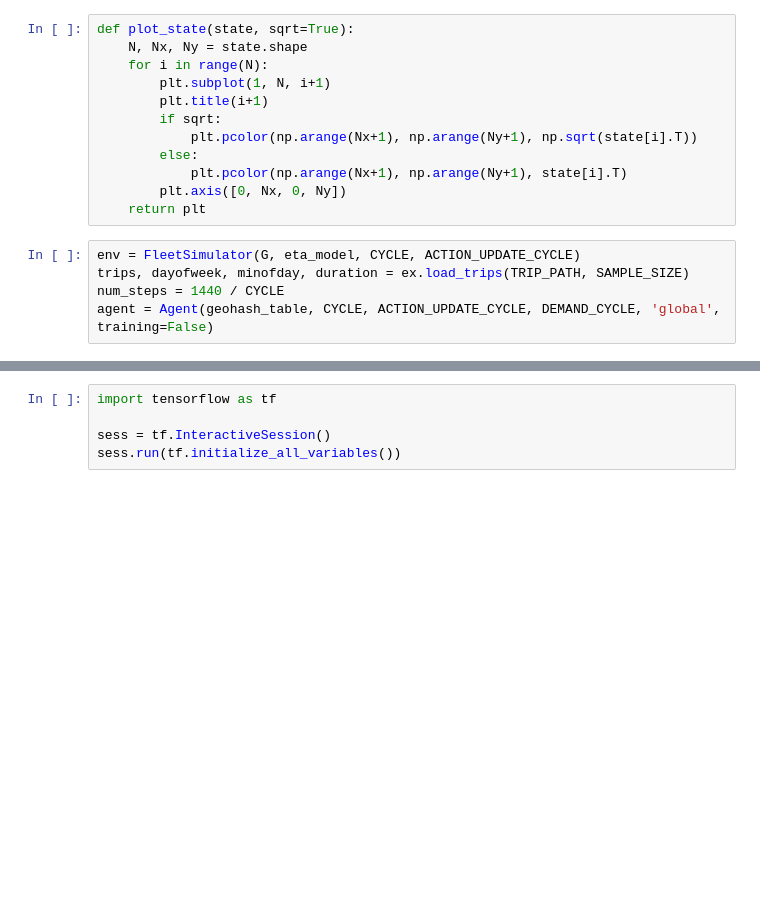
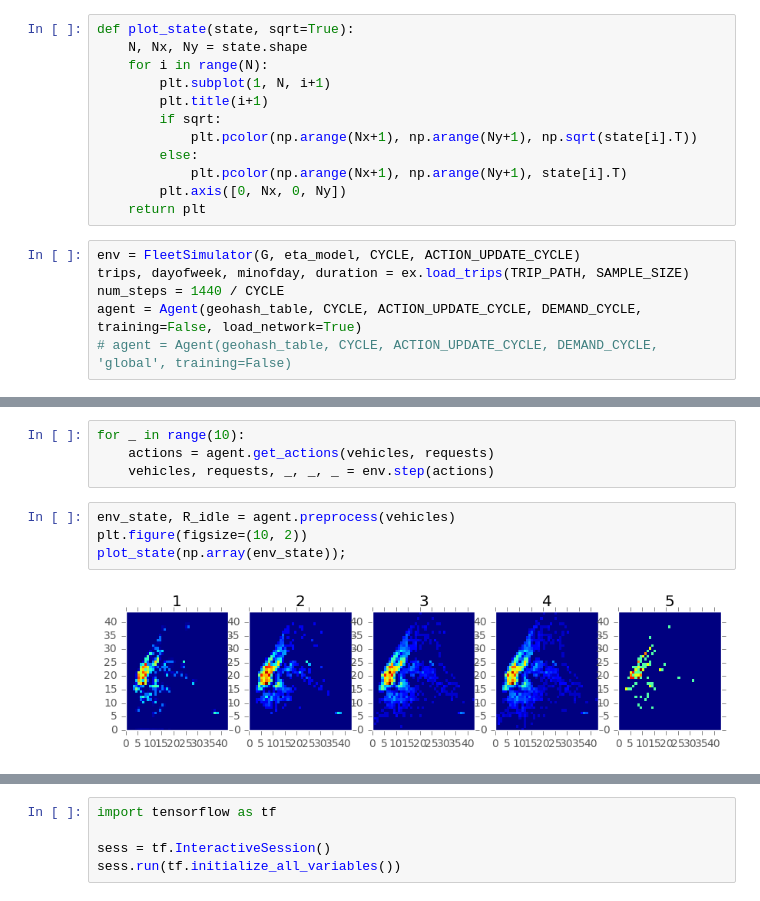
Before and after one commit to hitsuji5/FleetAI, a Jupyter notebook: evaluation/test_a3c.ipynb, the cells around one changed output, grey strips where cells are left out. Saved outputs shown, nothing was run; the diff lists cells and outputs as text; blank space fills up the shorter version.

```diff
--- a/evaluation/test_a3c.ipynb
+++ b/evaluation/test_a3c.ipynb
@@ -54,4 +54,5 @@ def plot_state(state, sqrt=True):
 env = FleetSimulator(G, eta_model, CYCLE, ACTION_UPDATE_CYCLE)
 trips, dayofweek, minofday, duration = ex.load_trips(TRIP_PATH, SAMPLE_SIZE)
 num_steps = 1440 / CYCLE
-agent = Agent(geohash_table, CYCLE, ACTION_UPDATE_CYCLE, DEMAND_CYCLE, 'global', training=False)
+agent = Agent(geohash_table, CYCLE, ACTION_UPDATE_CYCLE, DEMAND_CYCLE, training=False, load_network=True)
+# agent = Agent(geohash_table, CYCLE, ACTION_UPDATE_CYCLE, DEMAND_CYCLE, 'global', training=False)
@@ -57,0 +61,10 @@ agent = Agent(geohash_table, CYCLE, ACTION_UPDATE_CYCLE, DEMAND_CYCLE, 'global',
+# %%
+for _ in range(10):
+    actions = agent.get_actions(vehicles, requests)
+    vehicles, requests, _, _, _ = env.step(actions)
+# %%
+env_state, R_idle = agent.preprocess(vehicles)
+plt.figure(figsize=(10, 2))
+plot_state(np.array(env_state));
+# %% [output]
+[figure, added]
```
Also changed, not shown: parts of 7 cells of this notebook, 4 other files.
